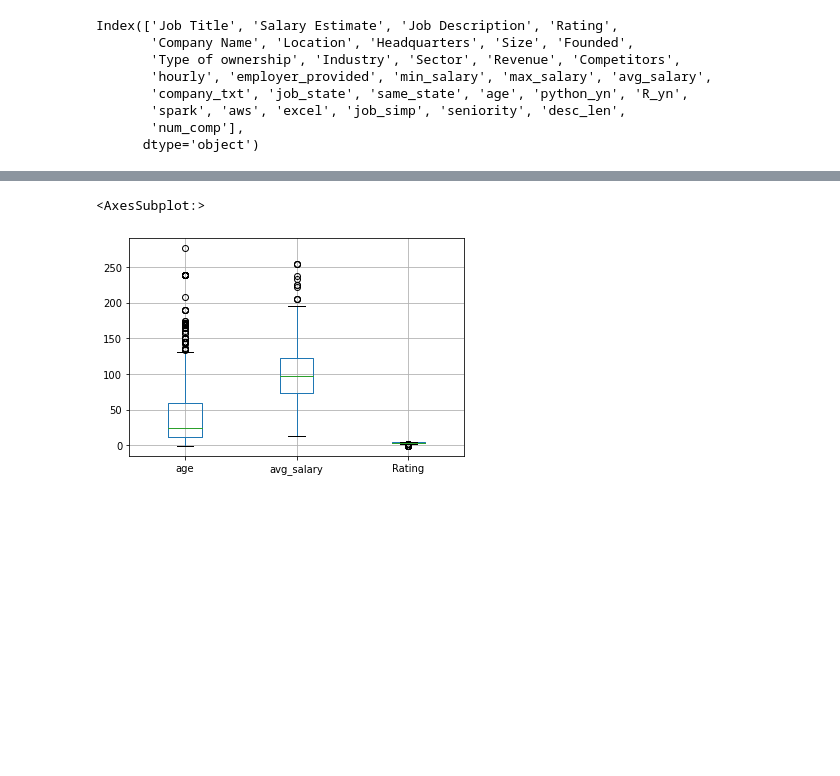
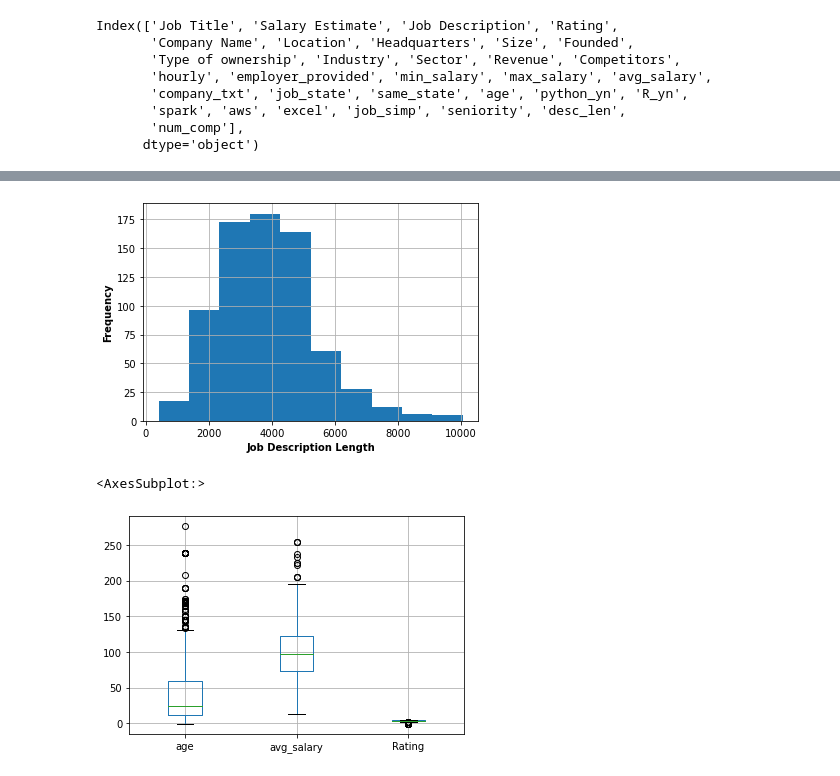
Before and after one commit to VTomar88/SalaryPredictions, a Jupyter notebook: main_analysis.ipynb, the cells around one changed output, grey strips where cells are left out. Drawn from its saved outputs; the diff is of its cells as text; code cells hidden in the pictures; blank space fills up the shorter version.

```diff
--- a/main_analysis.ipynb
+++ b/main_analysis.ipynb
@@ -226,3 +215,10 @@ df.desc_len.hist()
+# %%
+df.desc_len.hist()
+plt.xlabel('Job Description Length', fontweight='bold')
+plt.ylabel('Frequency', fontweight='bold')
+plt.show()
+# %% [output]
+[figure, added]
 # %%
 df.boxplot(column = ['age','avg_salary','Rating'])
 # %% [output]
```
Also changed, not shown: parts of 9 cells of this notebook, 4 other files.
